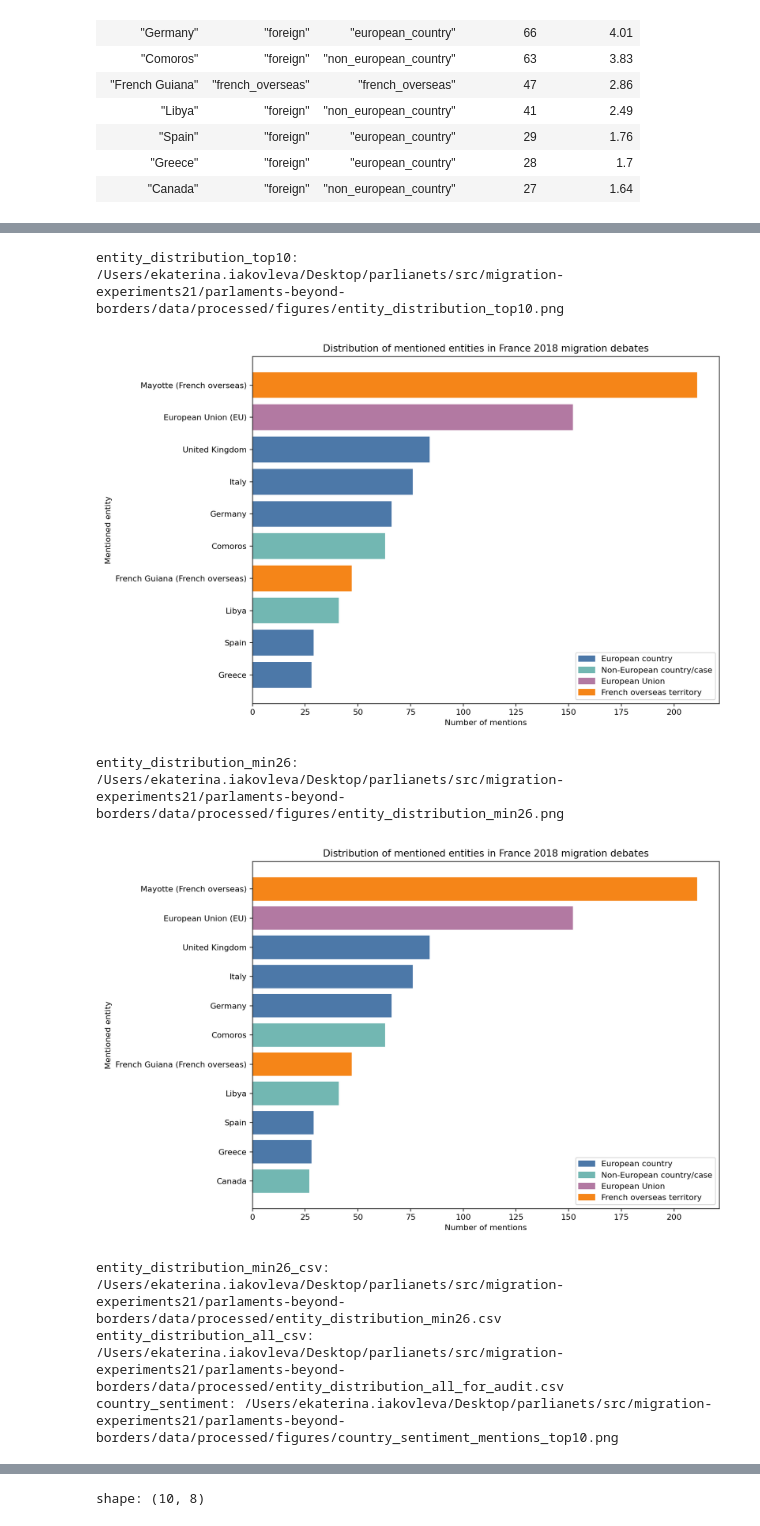
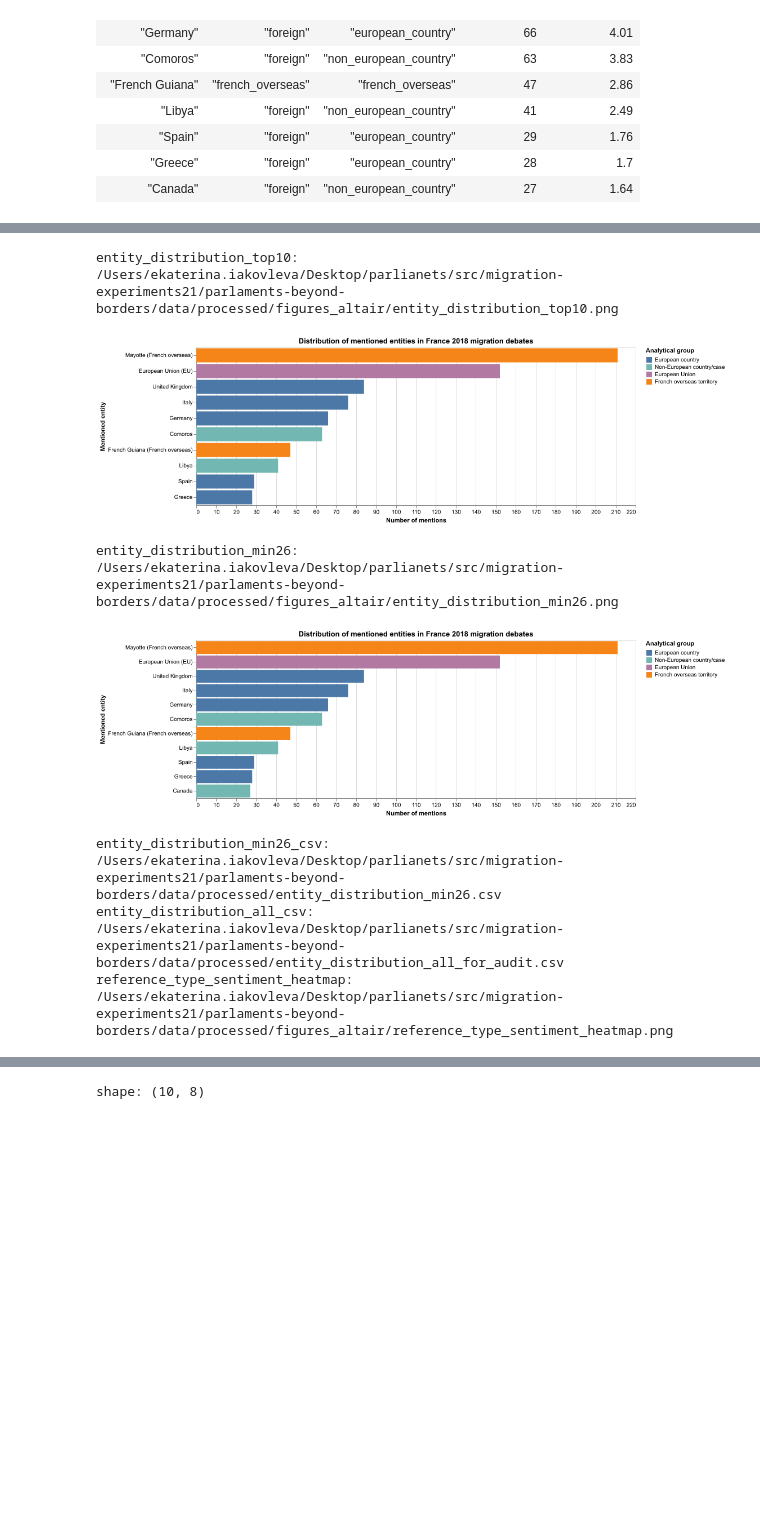
Before and after one commit to yavlenieraket/parliments_migration, a Jupyter notebook: src/migration-experiments21/parlaments-beyond-borders/notebooks/01_fra_2018_pilot.ipynb, the cells around one changed output, grey strips where cells are left out. Cells and saved outputs as stored; diff of their text form; code cells hidden in the pictures; blank space fills up the shorter version.

```diff
--- a/src/migration-experiments21/parlaments-beyond-borders/notebooks/01_fra_2018_pilot.ipynb
+++ b/src/migration-experiments21/parlaments-beyond-borders/notebooks/01_fra_2018_pilot.ipynb
@@ -270,14 +280,19 @@ figure_paths
 # %%
-# Explanation: Display saved PNG figures inline and print non-image output paths.
+# Explanation: Display saved PNG figures inline and print every output path.
+# Explanation: Interactive HTML files are saved beside each PNG in figures_altair/.
 for output_name, output_path in figure_paths.items():
     print(f"{output_name}: {output_path}")
     if str(output_path).endswith(".png"):
         display(Image(filename=str(output_path)))
+
+print("\nInteractive HTML files:")
+for html_path in sorted((PROCESSED_DIR / "figures_altair").glob("*.html")):
+    print(html_path)
 # %% [output]
-entity_distribution_top10: /Users/ekaterina.iakovleva/Desktop/parlianets/src/migration-experiments21/parlaments-beyond-borders/data/processed/figures/entity_distribution_top10.png
+entity_distribution_top10: /Users/ekaterina.iakovleva/Desktop/parlianets/src/migration-experiments21/parlaments-beyond-borders/data/processed/figures_altair/entity_distribution_top10.png
-[figure, old version]
+[figure, new version]
-entity_distribution_min26: /Users/ekaterina.iakovleva/Desktop/parlianets/src/migration-experiments21/parlaments-beyond-borders/data/processed/figures/entity_distribution_min26.png
+entity_distribution_min26: /Users/ekaterina.iakovleva/Desktop/parlianets/src/migration-experiments21/parlaments-beyond-borders/data/processed/figures_altair/entity_distribution_min26.png
-[figure, old version]
+[figure, new version]
 entity_distribution_min26_csv: /Users/ekaterina.iakovleva/Desktop/parlianets/src/migration-experiments21/parlaments-beyond-borders/data/processed/entity_distribution_min26.csv
 entity_distribution_all_csv: /Users/ekaterina.iakovleva/Desktop/parlianets/src/migration-experiments21/parlaments-beyond-borders/data/processed/entity_distribution_all_for_audit.csv
-country_sentiment: /Users/ekaterina.iakovleva/Desktop/parlianets/src/migration-experiments21/parlaments-beyond-borders/data/processed/figures/country_sentiment_mentions_top10.png
+reference_type_sentiment_heatmap: /Users/ekaterina.iakovleva/Desktop/parlianets/src/migration-experiments21/parlaments-beyond-borders/data/processed/figures_altair/reference_type_sentiment_heatmap.png
```
Also changed, not shown: parts of 14 cells of this notebook, 5 other files.
